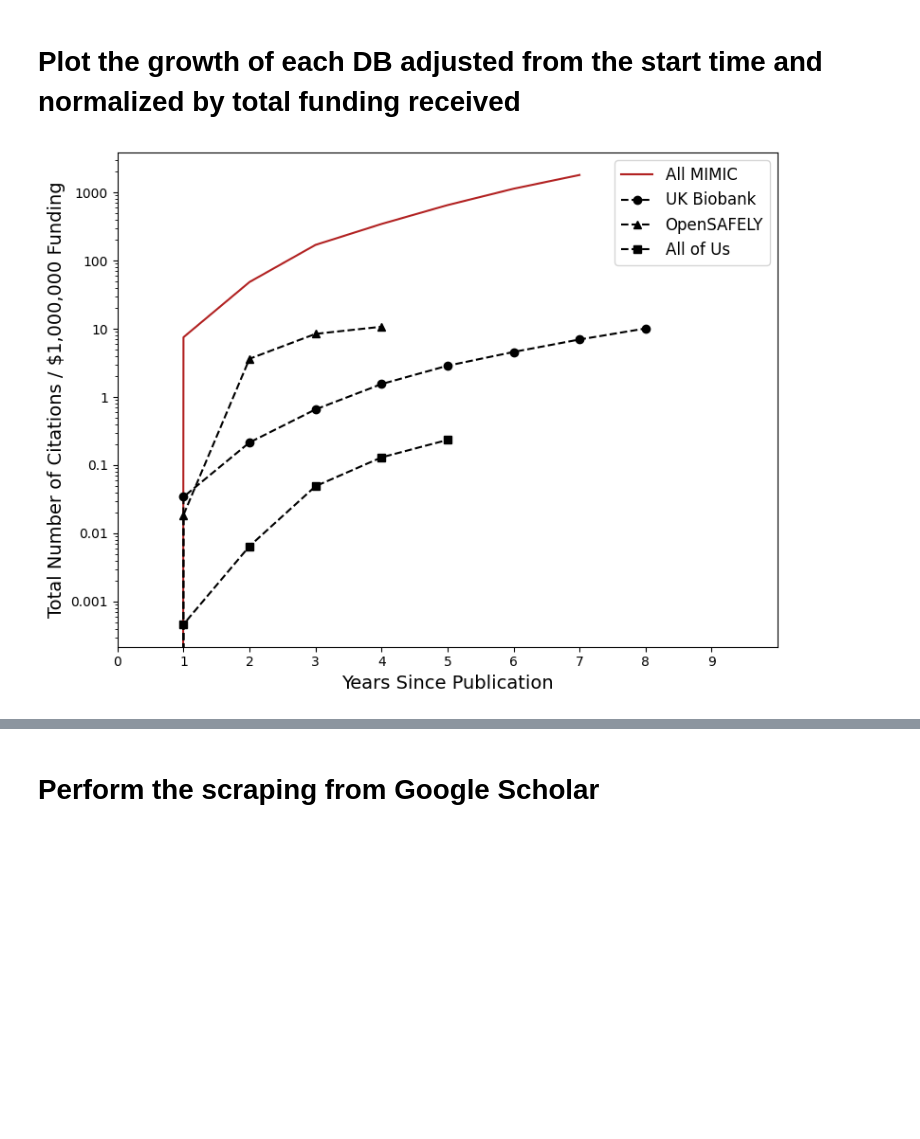
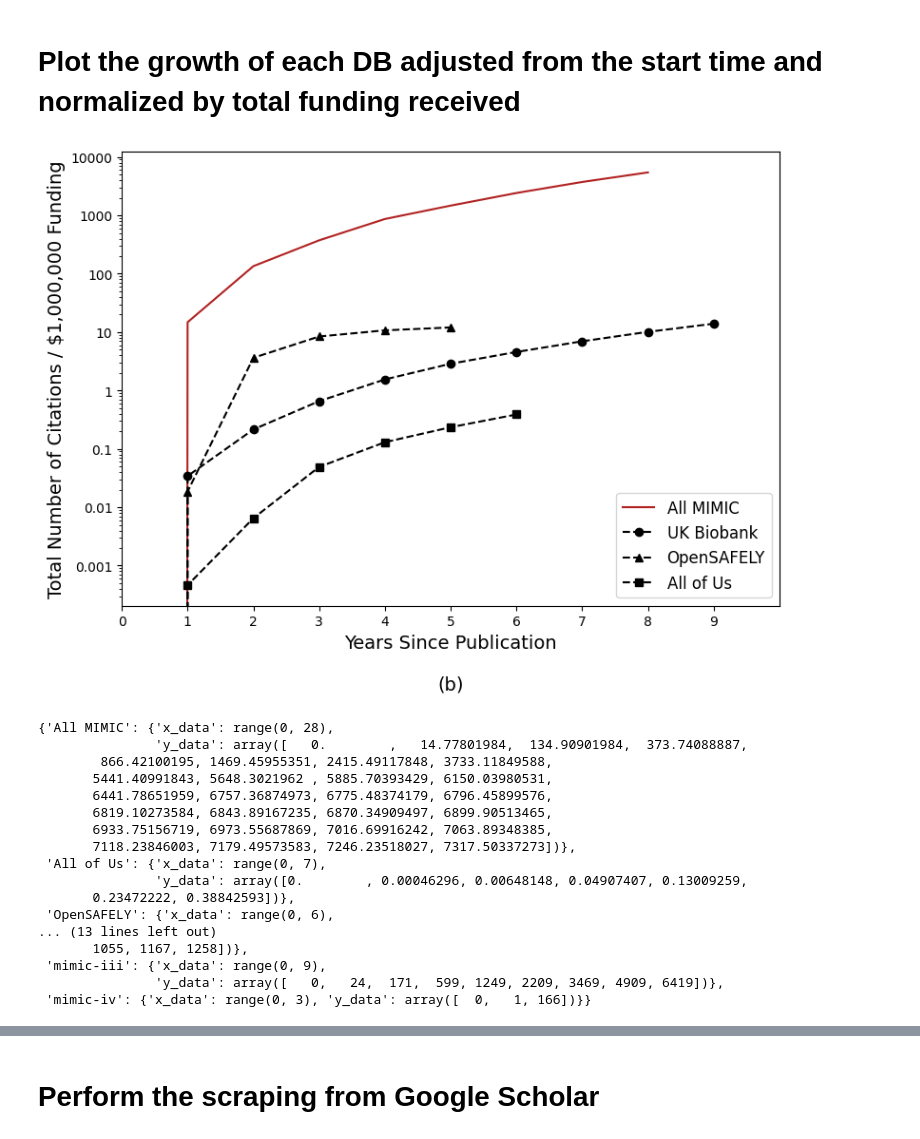
Before and after one commit to Lucas-Mc/power-of-data-communities, a Jupyter notebook: extract-citations___publication-final.ipynb, the cells around one changed output, grey strips where cells are left out. Saved outputs shown, nothing was run; the diff lists cells and outputs as text; code cells hidden in the pictures; blank space fills up the shorter version.

```diff
--- a/extract-citations___publication-final.ipynb
+++ b/extract-citations___publication-final.ipynb
@@ -348,7 +373,7 @@ total_funding = {
 # Plot the growth of each DB adjusted from the start time
 # %%
 max_year = 2023
-max_mimic = 8
+max_mimic = 9
 ALL_MIMIC = True
 current_db = google_scholar_mimic_pubs.copy()
 fig_title = 'All MIMIC'
@@ -375,12 +400,12 @@ for i,db in enumerate(db_order):
         if v != 0:
             start_year = int(y)
             break
-    y_data = [v for y,v in current_db[db].items() if ((int(y) >= start_year) and (int(y) <= max_year))]
+    y_data = [0, *[v for y,v in current_db[db].items() if ((int(y) >= start_year) and (int(y) <= max_year))]]
     y_data = np.cumsum(y_data)
+    x_data = range(len(y_data))
     if ALL_MIMIC:
         all_y_data.append(y_data)
     else:
-        x_data = range(len(y_data))
         plt.plot(x_data, y_data, color=colors[i], label=db.upper())
     all_data_output[db] = {
         'x_data': x_data,
@@ -388,8 +413,8 @@ for i,db in enumerate(db_order):
     }
 if ALL_MIMIC:
     max_len = max([len(a) for a in all_y_data])
-    all_x_data = range(max_len)
     all_y_data = np.cumsum(np.sum([np.pad(a, (0, max_len-len(a)), 'constant') for a in all_y_data], axis=0))
+    all_x_data = range(len(all_y_data))
     plt.plot(all_x_data[:max_mimic], all_y_data[:max_mimic], color=colors[i], label=fig_title)
     all_data_output['All MIMIC'] = {
         'x_data': all_x_data,
@@ -400,7 +425,7 @@ closed_markers = ['o', '^', 's']
 for i,closed_dataset in enumerate(closed_datasets.items()):
     start_year = int(list(closed_dataset[1].keys())[0])
     y_data = [v for y,v in closed_dataset[1].items() if ((int(y) >= start_year) and (int(y) <= max_year))]
-    y_data = np.cumsum(y_data)
+    y_data = [0, *np.cumsum(y_data)]
     x_data = range(len(y_data))
     plt.plot(x_data[:xlim_max+1], y_data[:xlim_max+1], color='k', linestyle='--', marker=closed_markers[i], label=closed_dataset[0])
     all_data_output[closed_dataset[0]] = {
@@ -408,7 +433,7 @@ for i,closed_dataset in enumerate(closed_datasets.items()):
         'y_data': y_data
     }
 
-plt.xlabel('Years Since Publication', fontsize=14)
+plt.xlabel('Years Since Publication\n\n(a)', fontsize=14)
 plt.ylabel('Cumulative Number of Citations', fontsize=14)
 handles, labels = plt.gca().get_legend_handles_labels()
 order = np.arange(0,len(labels))
@@ -423,4 +448,6 @@ plt.tight_layout()
 ms = 'MIMIC-together' if ALL_MIMIC else 'MIMIC-apart'
 plt.savefig(os.path.join(SEARCH_RESULT_FOLDER, f'growth-line___{ms}_all-time_all-closed.png'))
 plt.show()
+
+pprint.pprint(all_data_output)
 # %% [output]
@@ -469,8 +513,8 @@ colors = [
     'lightcoral',
     'firebrick'
 ]
-max_year = 2023
-max_mimic = 8
+max_year = 2024
+max_mimic = 9
 ALL_MIMIC = True
 
 years = [int(y) for y in google_scholar_mimic_pubs[list(google_scholar_mimic_pubs.keys())[0]].keys()]
@@ -488,11 +532,11 @@ for i,db in enumerate(db_order):
             start_year = int(y)
             break
     y_data = [v for y,v in google_scholar_mimic_pubs[db].items() if ((int(y) >= start_year) and (int(y) < max_year))]
-    y_data = [0, *np.cumsum(y_data)]
+    y_data = np.array([0, *np.cumsum(y_data)])
+    x_data = range(len(y_data))
     if ALL_MIMIC:
         all_y_data.append(y_data)
     else:
-        x_data = range(len(y_data))
         plt.plot(x_data, y_data, color=colors[i], label=db.upper())
     all_data_output[db] = {
         'x_data': x_data,
@@ -502,7 +546,7 @@ if ALL_MIMIC:
     max_len = max([len(a) for a in all_y_data])
     all_x_data = range(max_len)
     all_y_data = np.cumsum(np.sum([np.pad(a, (0, max_len-len(a)), 'constant') for a in all_y_data], axis=0))
-    all_y_data = np.array([*all_y_data/(total_funding['All MIMIC']/1000000)])
+    all_y_data = np.array(all_y_data/(total_funding['All MIMIC']/1000000))
     total_funds = float(total_funding['All MIMIC'])
     plt.plot(all_x_data[:max_mimic], all_y_data[:max_mimic], color=colors[i], label=f'All MIMIC')#: ${total_funds:,.2f}')
     all_data_output['All MIMIC'] = {
@@ -514,34 +558,53 @@ closed_markers = ['o', '^', 's']
 for i,closed_dataset in enumerate(closed_datasets.items()):
     start_year = int(list(closed_dataset[1].keys())[0])
     y_data = [v for y,v in closed_dataset[1].items() if ((int(y) >= start_year) and (int(y) < max_year))]
-    y_data = np.array([0,*np.cumsum(y_data)])
+    y_data = np.array([0, *np.cumsum(y_data)])
     x_data = range(len(y_data))
     try:
         total_funds = float(total_funding[closed_dataset[0]])
         plt.plot(x_data, y_data/(total_funding[closed_dataset[0]]/1000000), color='k', linestyle='--', marker=closed_markers[i], label=closed_dataset[0]) #f'{closed_dataset[0]}: ${total_funds:,.2f}')
     except KeyError:
         continue
     all_data_output[closed_dataset[0]] = {
         'x_data': x_data,
         'y_data': y_data/(total_funding[closed_dataset[0]]/1000000)
     }
 
-plt.xlabel('Years Since Publication', fontsize=14)
+plt.xlabel('Years Since Publication\n\n(b)', fontsize=14)
 plt.ylabel('Total Number of Citations / $1,000,000 Funding', fontsize=14)
 handles, labels = plt.gca().get_legend_handles_labels()
 order = np.arange(0,len(labels))
 legend = plt.legend([handles[i] for i in order], [labels[i] for i in order], fontsize=12)
 # legend.get_frame().set_alpha(1)
 # plt.grid(zorder=-1, axis='y')
 plt.xlim([0,10])
 plt.yscale('log')
 ax = plt.gca()
 ax.yaxis.set_major_formatter(ticker.FuncFormatter(lambda y,pos: ('{{:.{:1d}f}}'.format(int(np.maximum(-np.log10(y),0)))).format(y)))
 ax.set_xticks(range(0,10))
 plt.tight_layout()
 ms = 'MIMIC-together' if ALL_MIMIC else 'MIMIC-apart'
 plt.savefig(os.path.join(SEARCH_RESULT_FOLDER, f'growth-line-fadj___{ms}_all-time_all-closed_log.png'))
 plt.show()
+
+pprint.pprint(all_data_output)
 # %% [output]
-[figure, old version]
+[figure, new version]
+{'All MIMIC': {'x_data': range(0, 28),
+               'y_data': array([   0.        ,   14.77801984,  134.90901984,  373.74088887,
+        866.42100195, 1469.45955351, 2415.49117848, 3733.11849588,
+       5441.40991843, 5648.3021962 , 5885.70393429, 6150.03980531,
+       6441.78651959, 6757.36874973, 6775.48374179, 6796.45899576,
+       6819.10273584, 6843.89167235, 6870.34909497, 6899.90513465,
+       6933.75156719, 6973.55687869, 7016.69916242, 7063.89348385,
+       7118.23846003, 7179.49573583, 7246.23518027, 7317.50337273])},
+ 'All of Us': {'x_data': range(0, 7),
+               'y_data': array([0.        , 0.00046296, 0.00648148, 0.04907407, 0.13009259,
+       0.23472222, 0.38842593])},
+ 'OpenSAFELY': {'x_data': range(0, 6),
+... (13 lines left out)
+       1055, 1167, 1258])},
+ 'mimic-iii': {'x_data': range(0, 9),
+               'y_data': array([   0,   24,  171,  599, 1249, 2209, 3469, 4909, 6419])},
+ 'mimic-iv': {'x_data': range(0, 3), 'y_data': array([  0,   1, 166])}}
 # %%
```
Also changed, not shown: parts of 8 cells of this notebook, 9 other files.
